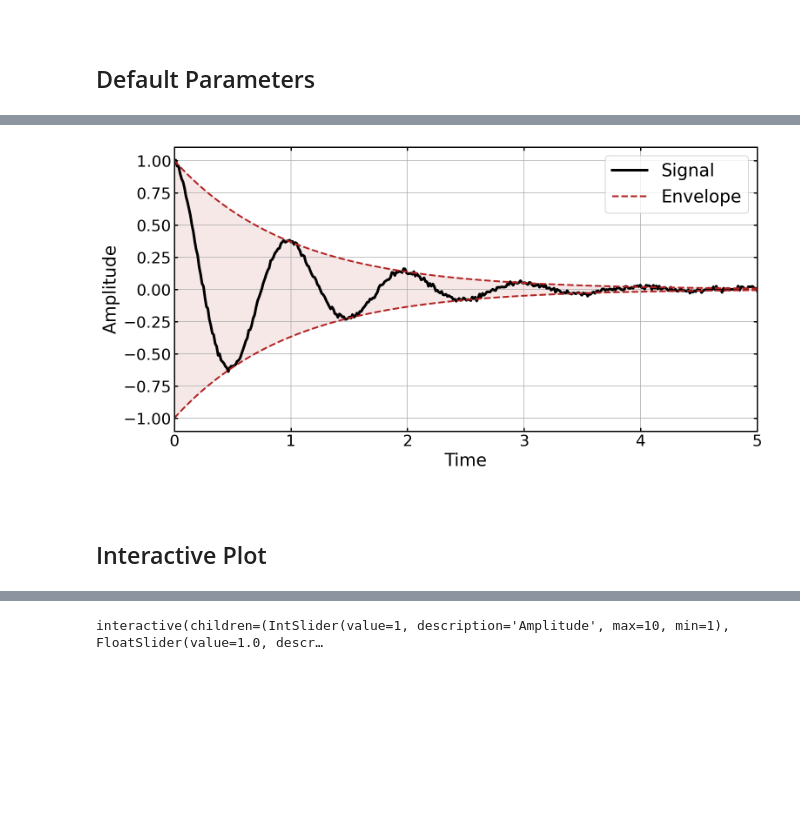
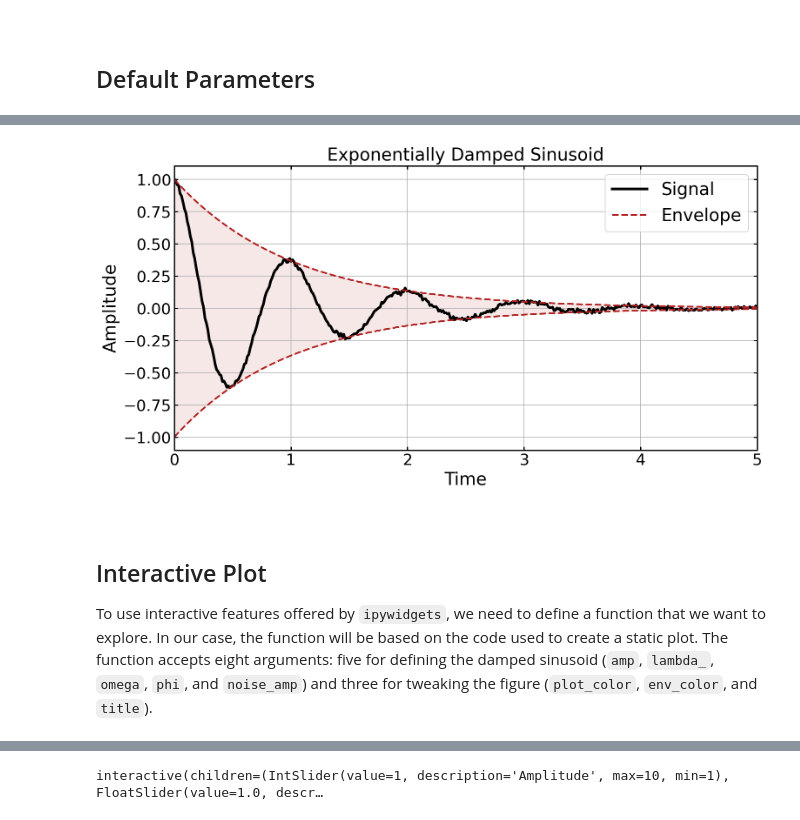
Before and after one commit to KOrfanakis/PhD_Tools, a Jupyter notebook: Interactive_Widgets/Interactive_Widgets.ipynb, the cells around one changed output, grey strips where cells are left out. Cells and saved outputs as stored; diff of their text form; code cells hidden in the pictures; blank space fills up the shorter version.

```diff
--- a/Interactive_Widgets/Interactive_Widgets.ipynb
+++ b/Interactive_Widgets/Interactive_Widgets.ipynb
@@ -68,36 +80,38 @@ def damped_sinusoid(t, amp, lambda_, omega, phi, noise_amp):
 # %%
 t = np.linspace(0, 5, 400)
 
 amp = 1
 lambda_ = 1
 omega = 2 * np.pi
 phi = 0
 noise_amp = 1
 
 y = damped_sinusoid(t, amp, lambda_, omega, phi, noise_amp)
 envelope_up = amp * np.exp(-lambda_ * t)
 envelope_down = -amp * np.exp(-lambda_ * t)
 
 default_color = 'firebrick'
 fig, ax = plt.subplots(figsize=(12, 6))
 
 ax.plot(t, y, color='black', lw=3, label='Signal')
 ax.plot(t, envelope_up, color=default_color, ls='--', label='Envelope')
 ax.plot(t, envelope_down, color=default_color, ls='--')
 
 ax.fill_between(t, envelope_up, envelope_down, color=default_color, alpha=0.1)
 
-ax.set(xlabel='Time', ylabel='Amplitude')
+ax.set(xlabel='Time', ylabel='Amplitude', title='Exponentially Damped Sinusoid')
 
 ax.grid('on')
 ax.autoscale(axis='x', tight=True)
 ax.legend()
 
 plt.show()
 # %% [output]
-[figure, old version]
+[figure, new version]
-# %% [markdown]
-<br>
-
-## Interactive Plot
+# %% [markdown]
+<br>
+
+## Interactive Plot
+
+To use interactive features offered by `ipywidgets`, we need to define a function that we want to explore. In our case, the function will be based on the code used to create a static plot. The function accepts eight arguments: five for defining the damped sinusoid (`amp`, `lambda_`, `omega`, `phi`, and `noise_amp`) and three for tweaking the figure (`plot_color`, `env_color`, and `title`).
 # %%
```
Also changed, not shown: parts of 9 cells of this notebook.
